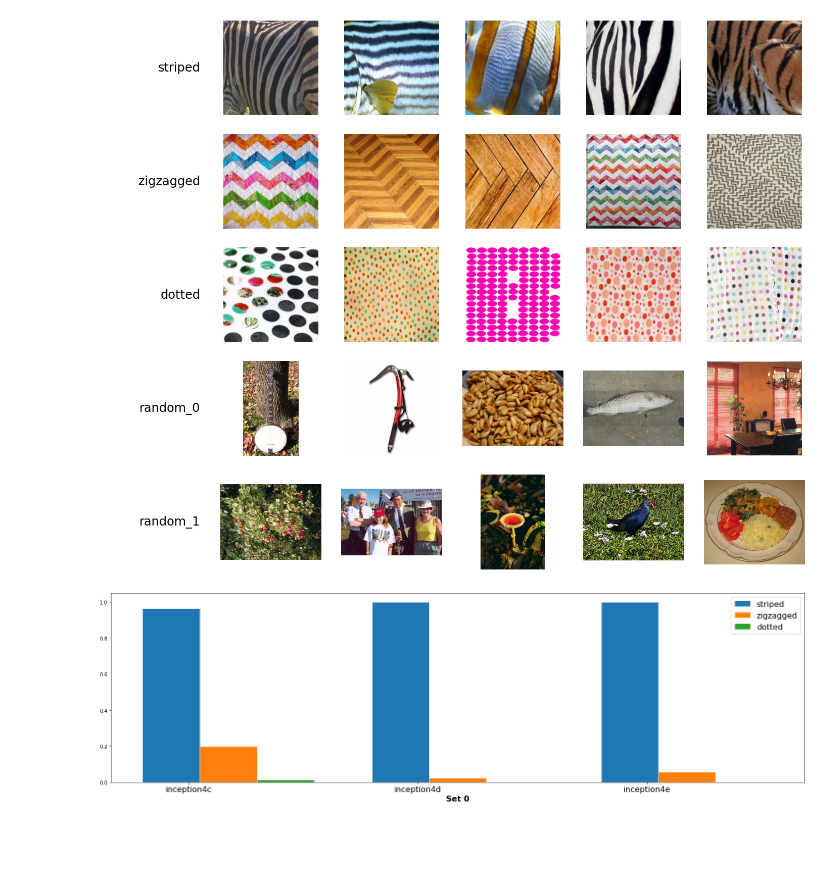
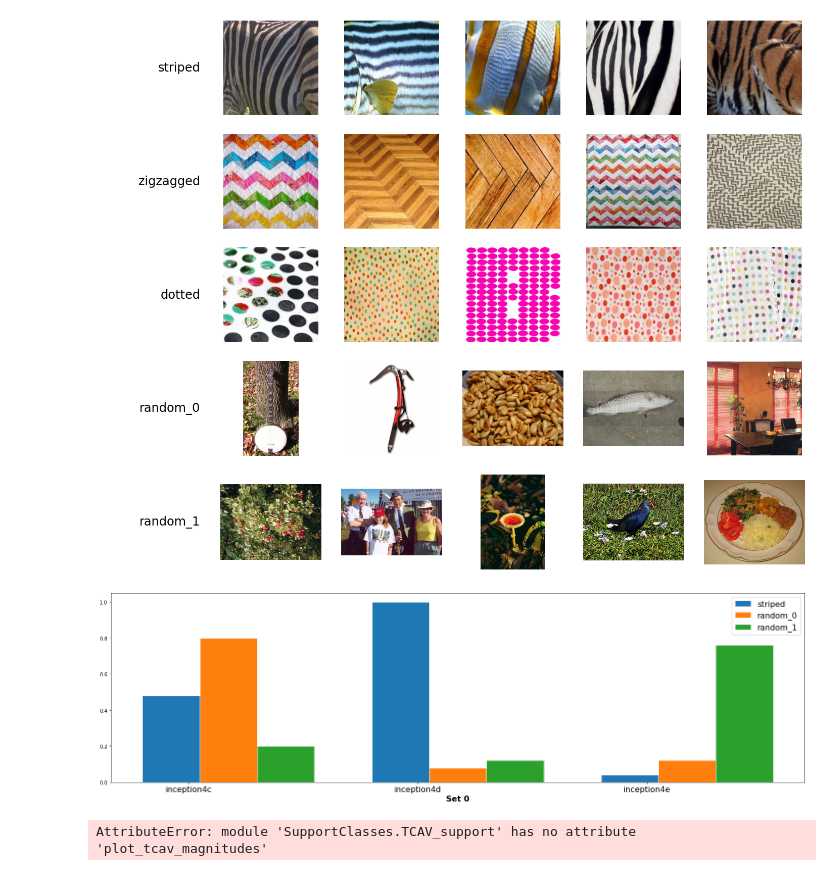
Before and after one commit to Mitchell-Chatterjee/COMP-5900, a Jupyter notebook: Project/Project.ipynb, the cells around one changed output. Drawn from its saved outputs; the diff is of its cells as text; code cells hidden in the pictures; blank space fills up the shorter version.

```diff
--- a/Project/Project.ipynb
+++ b/Project/Project.ipynb
@@ -42,8 +42,8 @@ DATA_DIR = 'data/tcav/image/imagenet'
 # Modifiable Values
 TARGET_CONCEPT = "striped"
 TARGET_CLASS = "zebra"
-CONCEPUTAL_LOSS_WEIGHT = 1
-AGREEMENT_THRESHOLD = 2     # This must on a scale of 0 to 1
+CONCEPUTAL_LOSS_WEIGHT = 2
+AGREEMENT_THRESHOLD = 1     # This must on a scale of 0 to 1
 BASELINE_MODEL_PATH = 'baseline-model.pt'
 CONCEPTUAL_MODEL_PATH = 'conceptual-model.pt'
 VANILLA_MODEL_PATH = 'vanilla-model.pt'
@@ -120,7 +120,7 @@ random_1_concept = ds.assemble_concept("random_1", 4, concepts_path=CONCEPTS_PAT
 
 # Selecting the concepts we intend to query for the conceptual loss.
 random_experimental_sets = [[stripes_concept, random_0_concept, random_1_concept]]
-experimental_sets = [[stripes_concept, zigzagged_concept, dotted_concept]]
+experimental_sets = [[stripes_concept, random_0_concept, random_1_concept]]
 
 # Select the layers for interpretation.
 layers=['inception4c', 'inception4d', 'inception4e']
@@ -141,10 +141,9 @@ mytcav = TCAV(model=model,
                 model, None, multiply_by_inputs=False))
 
 # Here we want to select the layer with the highest conceptual sensitivity, pre fine-tuning of the model
-layer_highest_sensitivity = layers[1]
-    # ts.extract_highest_sensitivity_layer(mytcav, experimental_sets, target_class_tensors,
-    #                                                              target_class_idx, layers, target_concept_index,
-    #                                                              concept_key)
+layer_highest_sensitivity = ts.extract_highest_sensitivity_layer(mytcav, experimental_sets, target_class_tensors,
+                                                                 target_class_idx, layers, target_concept_index,
+                                                                 concept_key)
 # %% [markdown]
 # Fine-Tuning the Model
 # %%
@@ -305,29 +329,31 @@ for c, concept in enumerate([stripes_concept, zigzagged_concept, dotted_concept,
 # %%
 # Plot the TCAV scores
 
 # Extract target class index.
 target_class_idx = image_datasets['train'].class_to_idx[TARGET_CLASS]
 
 # Load sample images from folder
 path = os.path.join(DATA_DIR, 'val')
 target_class_images = ds.load_image_tensors(TARGET_CLASS, root_path=path, transform=False)
 target_class_tensors = torch.stack([ds.transform(img) for img in target_class_images])
 
 # Send the model to the cpu
 model_ft.cpu()
 
 # Redefine the tcav on the model now on cpu
 mytcav = TCAV(model=model_ft,
               layers=layers,
               layer_attr_method = LayerIntegratedGradients(
                 model_ft, None, multiply_by_inputs=False))
 
 # Run TCAV
 tcav_scores = mytcav.interpret(inputs=target_class_tensors,
                                          experimental_sets=experimental_sets,
                                          target=target_class_idx,
                                          n_steps=5)
 
 ts.plot_tcav_scores(experimental_sets, tcav_scores, layers)
+ts.plot_tcav_magnitudes(experimental_sets, tcav_scores, layers)
 # %% [output]
-[figure, old version]
+[figure, new version]
+AttributeError: module 'SupportClasses.TCAV_support' has no attribute 'plot_tcav_magnitudes'
```
Also changed, not shown: parts of 6 cells of this notebook, 1 other file.
